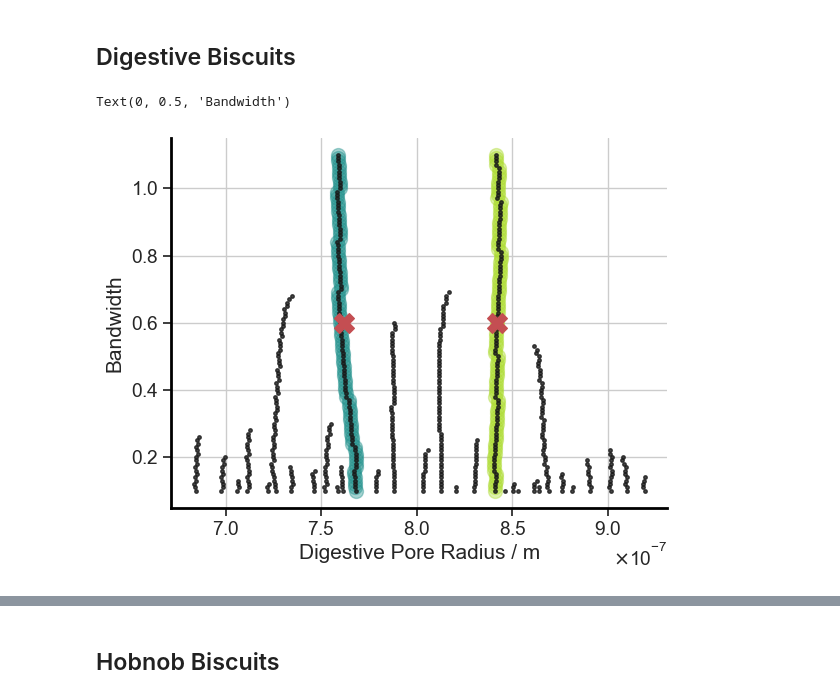
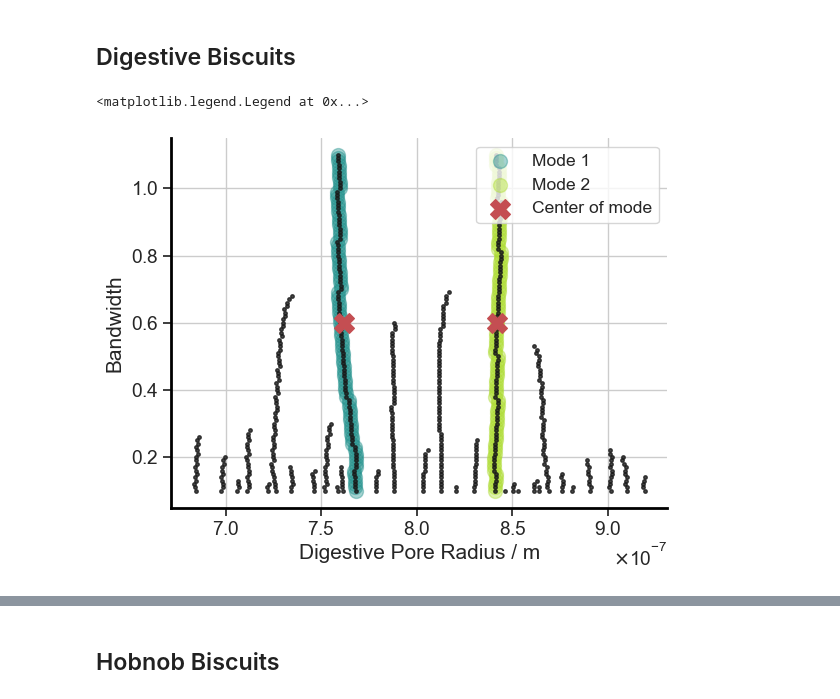
Before and after one commit to RedHorizonss/DunkingBiscuits, a Jupyter notebook: N-modal_results.ipynb, the cells around one changed output, grey strips where cells are left out. Saved outputs shown, nothing was run; the diff lists cells and outputs as text; code cells hidden in the pictures.

Commit message:
reddi plots and renamed files

```diff
--- a/BI.ipynb
+++ b/N-modal_results.ipynb
@@ -77,21 +78,22 @@ key_values_to_quant = ['L', 't', 'phi', 'washburn_eqn']
 # %%
 precentage_range = 0.005
 number_of_modes = 2
 datapoints = dunky_df[dunky_df['biscuit'] == 'Digestive']['washburn_eqn']
 
 dig_trace_modes, dig_ev_mode = trace_modes(datapoints, bw_values, tolerance, precentage_range, number_of_modes)
 dig_trace_centers = trace_centers(dig_trace_modes)
 
 for key in dig_trace_modes:
     plt.scatter(dig_trace_modes[key][:,0], dig_trace_modes[key][:,1], label=key, alpha=0.4, s=100)
 
-plt.scatter(dig_ev_mode[:,0], dig_ev_mode[:,1], marker='.', c='k', label='All Peaks', alpha=0.8, s=25)
-plt.scatter(dig_trace_centers[:,0], dig_trace_centers[:,1], marker='X', c='r', label='Centroids', s=200)
+plt.scatter(dig_ev_mode[:,0], dig_ev_mode[:,1], marker='.', c='k', alpha=0.8, s=25)
+plt.scatter(dig_trace_centers[:,0], dig_trace_centers[:,1], marker='X', c='r', label='Center of mode', s=200)
 plt.xlabel('Digestive Pore Radius / m')
 plt.ylabel('Bandwidth')
+plt.legend(fontsize='small')
 # %% [output]
-Text(0, 0.5, 'Bandwidth')
+<matplotlib.legend.Legend at 0x...>
-[figure, old version]
+[figure, new version]
 # %%
 centers_reshaped = dig_trace_centers[:,0].reshape(-1,1)
 
```
Also changed, not shown: parts of 18 cells of this notebook, 10 other files.
